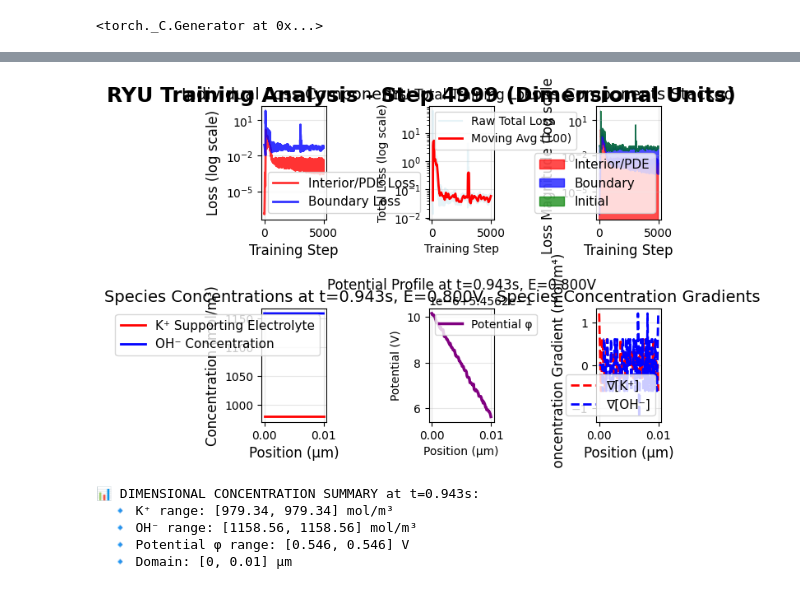
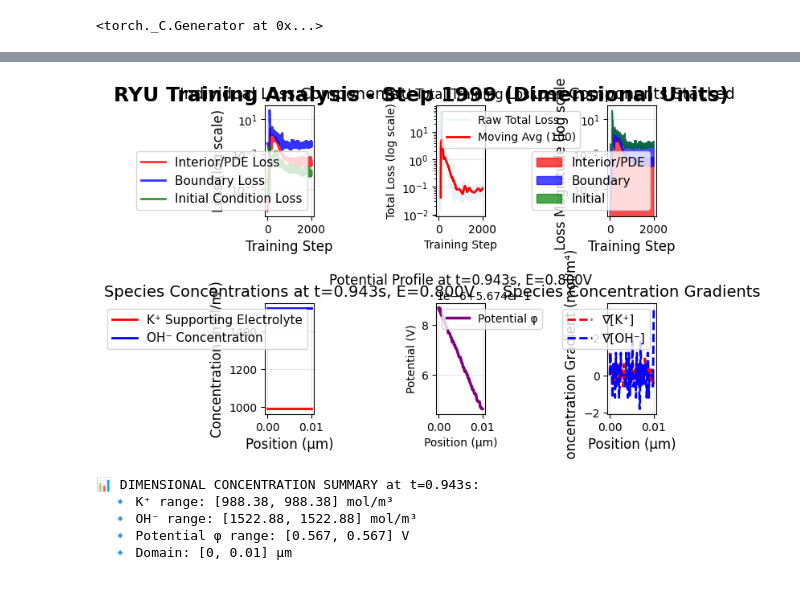
Before and after one commit to Feugmo-Group/EISPINN, a Jupyter notebook: NTKRYU.ipynb, the cells around one changed output, grey strips where cells are left out. Saved outputs shown, nothing was run; the diff lists cells and outputs as text; code cells hidden in the pictures.

Commit message:
Added plot
Added plot for CV
Fixed some scaling
Changed weighting on BC

```diff
--- a/NTKRYU.ipynb
+++ b/NTKRYU.ipynb
@@ -13,7 +13,7 @@ import math
 device = torch.device("cuda" if torch.cuda.is_available() else "cpu")
 
 lr = 1e-3
-max_steps = 5000
+max_steps = 2000
 print_freq = 100
 
 
@@ -53,7 +53,7 @@ E_0 = R * T / F  # Thermal voltage ≈ 0.026 V at 300K
 theta_0 = 1.0  # Reference coverage (already dimensionless)
 
 # Non-dimensional rate constant and parameters
-k_star = 1.0           # Non-dimensional rate constant
+k_star = 1.0e9           # Non-dimensional rate constant
 zeta_star = 20.0       # Non-dimensional Frumkin interaction parameter
 kappa_star = 32.0      # Non-dimensional activation parameter
 m = 1.0                # Reaction order with respect to active species
@@ -94,7 +94,7 @@ L_domain = 1e-4  # Domain length [m]
 D_OH_hat = D_OH * tc / (lc**2)              # Reference diffusivity (D_OH * tc / lc²)
 D_K_hat = D_K *  tc / (lc**2)               # Relative to OH⁻ diffusivity
 beta_hat = F * phic / (R*T)
-lambda_d_sq = 0.01 #(epsilon_r * epsilon_0 * R * T * lc**2) / (F**2 * cc * phic**2)
+lambda_d_sq = 0.1 #(epsilon_r * epsilon_0 * R * T * lc**2) / (F**2 * cc * phic**2)
 # %%
 #Define networks
 
@@ -1395,7 +1663,7 @@ with torch.no_grad():
 plt.subplot(2, 3, 1)
 plt.plot(interior_loss_list, 'red', linewidth=2, alpha=0.8, label='Interior/PDE Loss')
 plt.plot(boundary_loss_list, 'blue', linewidth=2, alpha=0.8, label='Boundary Loss')
-#plt.plot(initial_loss_list, 'green', linewidth=2, alpha=0.8, label='Initial Condition Loss')
+plt.plot(initial_loss_list, 'green', linewidth=2, alpha=0.8, label='Initial Condition Loss')
 
 plt.yscale('log')
 plt.xlabel('Training Step', fontsize=12)
@@ -1494,36 +1762,36 @@ plt.title(f'Potential Profile at t={t_dimensional:.3f}s, E={E_hat_fixed.item()*p
 plt.grid(True, alpha=0.3)
 plt.legend()
 
 # Plot 6: Concentration Gradients
 plt.subplot(2, 3, 6)
 # Calculate gradients using finite differences
 dx = x_dimensional[1] - x_dimensional[0]
 grad_k = np.gradient(c_k_dimensional, dx)
 grad_oh = np.gradient(c_oh_dimensional, dx)
 
 plt.plot(x_dimensional, grad_k, 'r--', linewidth=2, label='∇[K⁺]')
 plt.plot(x_dimensional, grad_oh, 'b--', linewidth=2, label='∇[OH⁻]')
 plt.xlabel('Position (μm)', fontsize=12)
 plt.ylabel('Concentration Gradient (mol/m⁴)', fontsize=12)
 plt.title('Species Concentration Gradients', fontsize=14)
 plt.legend(fontsize=11)
 plt.grid(True, alpha=0.3)
 
 plt.suptitle(f'RYU Training Analysis - Step {step} (Dimensional Units)', fontsize=18, fontweight='bold')
 plt.tight_layout()
 plt.subplots_adjust(top=0.93)  # Make room for the main title
 plt.show()
 
 # Print dimensional summary
 print(f"\n📊 DIMENSIONAL CONCENTRATION SUMMARY at t={t_dimensional:.3f}s:")
 print(f"  🔹 K⁺ range: [{c_k_dimensional.min():.2f}, {c_k_dimensional.max():.2f}] mol/m³")
 print(f"  🔹 OH⁻ range: [{c_oh_dimensional.min():.2f}, {c_oh_dimensional.max():.2f}] mol/m³")
 print(f"  🔹 Potential φ range: [{phi_dimensional.min():.3f}, {phi_dimensional.max():.3f}] V")
 print(f"  🔹 Domain: [0, {x_dimensional.max():.2f}] μm")
 # %% [output]
-[figure, old version]
+[figure, new version]
 📊 DIMENSIONAL CONCENTRATION SUMMARY at t=0.943s:
-  🔹 K⁺ range: [979.34, 979.34] mol/m³
-  🔹 OH⁻ range: [1158.56, 1158.56] mol/m³
-  🔹 Potential φ range: [0.546, 0.546] V
+  🔹 K⁺ range: [988.38, 988.38] mol/m³
+  🔹 OH⁻ range: [1522.88, 1522.88] mol/m³
+  🔹 Potential φ range: [0.567, 0.567] V
   🔹 Domain: [0, 0.01] μm
```
Also changed, not shown: parts of 6 cells of this notebook.
